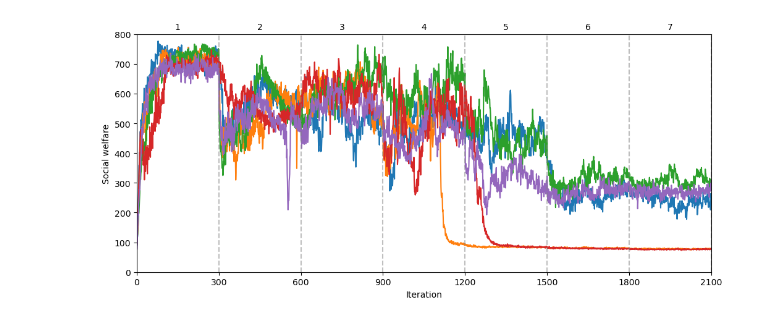
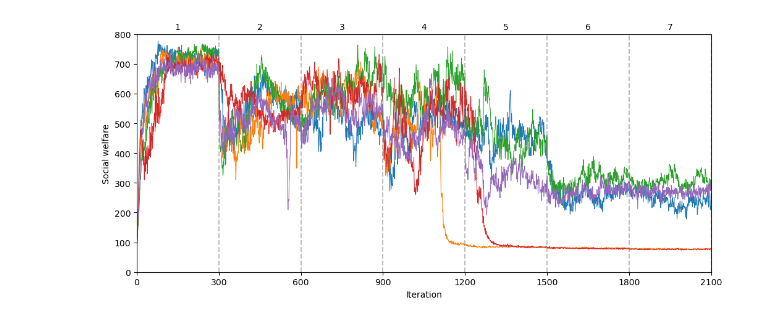
Before and after one commit to willis-richard/meltingpot, a Jupyter notebook: reward_transfer/results_n_players.ipynb, the cells around one changed output. Drawn from its saved outputs; the diff is of its cells as text; code cells hidden in the pictures.

```diff
--- a/reward_transfer/results_n_players.ipynb
+++ b/reward_transfer/results_n_players.ipynb
@@ -8,55 +8,62 @@ import pandas as pd
 INPUT = '/scratch/users/k21075402/new/commons_harvest__open/'
 TRIAL_IDS = ['39596646', '3f82a7f6', 'b484e613', 'd1a59a0e', 'ebcd23ed']
 # %%
-def load_df(trial_id):
+def load_df(trial_id: str, *, num_players: int=None, self_interest: float=None):
     df = pd.read_json(os.path.join(INPUT, trial_id, 'results.json'), lines=True)
     df['reward'] = df.episode_reward.apply(lambda x: np.mean(x))
-    df['iteration'] = df.training_iteration + 300 * (df.num_players - 1)
     df['trial_id'] = trial_id
-    df = df[df['self-interest'] == 1]
+    assert num_players is None or self_interest is None, 'Can only select based on either num_players or self_interest'
+    # df = df[(df['num_players'] == num_players) & (df['self-interest'] == self_interest)]
+    if num_players is not None:
+        df = df[(df['num_players'] == num_players)]
+        df = df.sort_values(by=['self-interest', 'training_iteration'], ascending=[False, True])
+        df = df.reset_index(drop=True)
+        df['iteration'] = df.index + 1
+    elif self_interest is not None:
+        df = df[(df['self-interest'] == self_interest)]
+        df['iteration'] = df.training_iteration + 300 * (df.num_players - 1)
+
     df = df.drop(columns=['training_iteration', 'episode_reward', 'episode_lengths', 'policy_default_reward'])
     return df
-
-df = pd.concat([load_df(t) for t in TRIAL_IDS])
 # %%
+df = pd.concat([load_df(t, self_interest=1) for t in TRIAL_IDS])
+
 # Group by the 'Category' column
 grouped = df.groupby('trial_id')
 
 # Plot each group
 fig, ax = plt.subplots(figsize=(12, 5), facecolor='white')
 for name, group in grouped:
-    group.plot(x='iteration', y='reward', ax=ax, label=name, legend=False)
+    group.plot(x='iteration', y='reward', ax=ax, label=name, legend=False, lw=0.75)
 
 # Add legend and labels
 # ax.legend(title='Trial ID')
 ax.set_xlabel('Iteration')
 ax.set_ylabel('Social welfare')
 # ax.set_title('WIP')
 ax.set_xlim(0, 2100)
 ax.set_ylim(0, 800)
 ax.set_xticks(np.arange(0, 2101, 300))
 
 regions = dict((str(i), i * 300) for i in range(1,8))
 
 for region, position in regions.items():
     ax.axvline(x=position, color='gray', linestyle='--', alpha=0.5)
     ax.text(position-150, 1.02, region, transform=ax.get_xaxis_transform(), horizontalalignment='center')
 
-
-
 # edges = [e for e in range(0, 2+7*300, 300)]
 
 # # Add vertical lines for each edge
 # for edge in edges:
 #     ax.axvline(x=edge, color='gray', linestyle='--', alpha=0.5)
 
 # # Add labels for regions in the middle of the edges
 # region_labels = [i for i in range(1, 8)]
 # for i, label in enumerate(region_labels):
 #     mid_point = (edges[i] + edges[i + 1]) / 2
 #     ax.text(mid_point, 1.02, label, transform=ax.get_xaxis_transform(), horizontalalignment='center')
 # %% [output]
-[figure, old version]
+[figure, new version]
 # %%
 fig.savefig('runs')
 # %%
```
Also changed, not shown: parts of 2 cells of this notebook, 1 other file.
